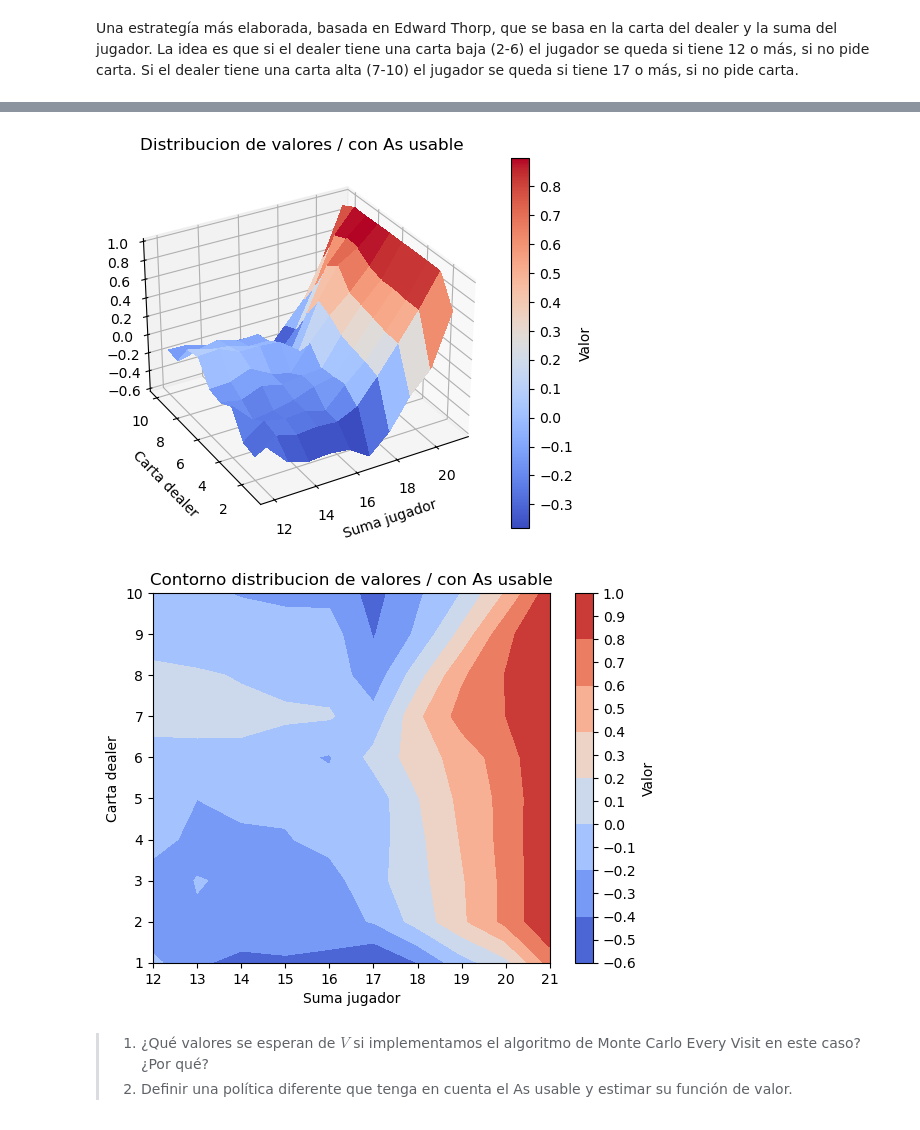
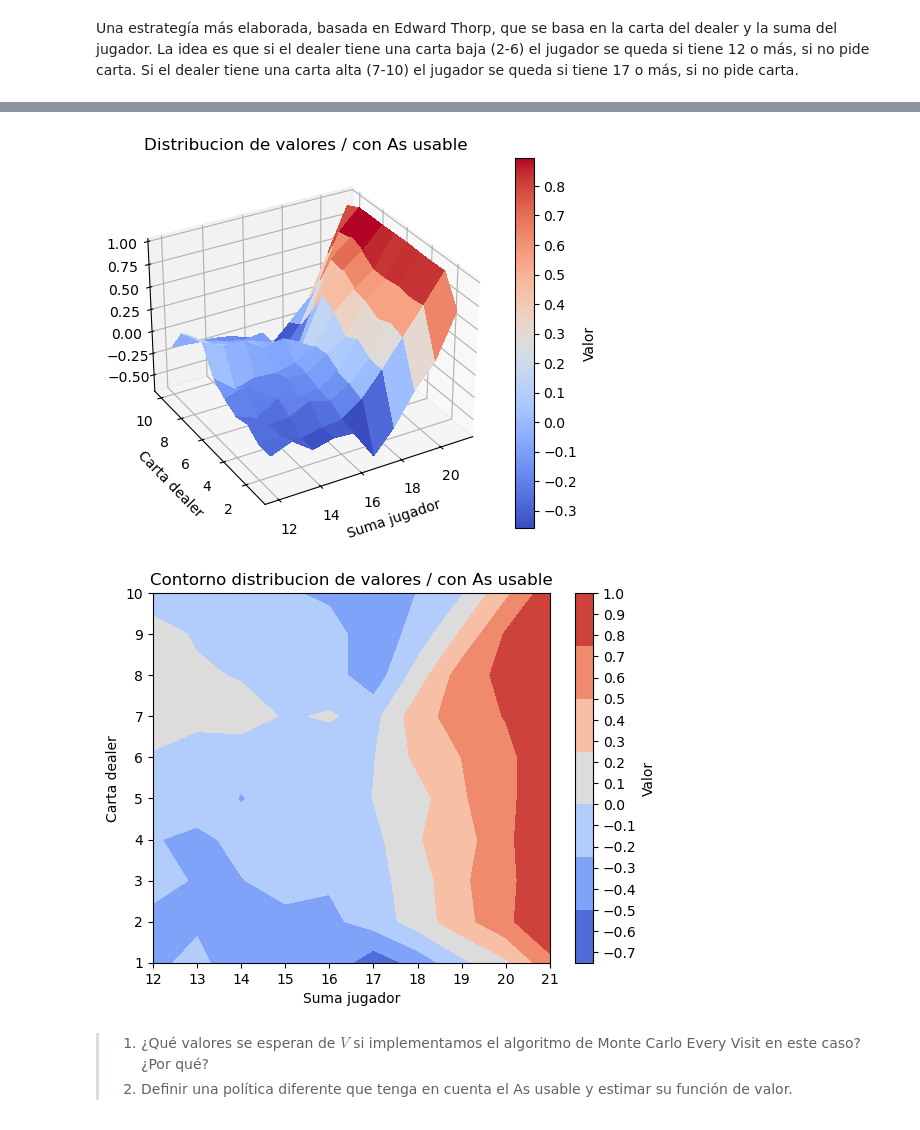
Before and after one commit to nataliacampiglia/taller-ai, a Jupyter notebook: Monte Carlo Methods-letra.ipynb, the cells around one changed output, grey strips where cells are left out. Cells and saved outputs as stored; diff of their text form; code cells hidden in the pictures.

```diff
--- a/Monte Carlo Methods-letra.ipynb
+++ b/Monte Carlo Methods-letra.ipynb
@@ -267,7 +295,7 @@ def thorp_policy(observation):
     # Con una suma de 17 o mayor, es recomendable plantarse.
     return STICK
 
-thorp_value = first_visit_mc_prediction(thorp_policy, env, number_episodes=500_000)
+thorp_value = first_visit_mc_prediction(thorp_policy, env, number_episodes=50_000)
 
 plot_value_distribution(thorp_value)
 # %% [output]
@@ -276,5 +304,5 @@ plot_value_distribution(thorp_value)
-[figure, old version]
+[figure, new version]
-[figure, old version]
+[figure, new version]
 # %% [markdown]
 > 1) ¿Qué valores se esperan de $V$ si implementamos el algoritmo de Monte Carlo Every Visit en este caso? ¿Por qué?
 > 2) Definir una política diferente que tenga en cuenta el As usable y estimar su función de valor.
```
Also changed, not shown: parts of 32 cells of this notebook.
